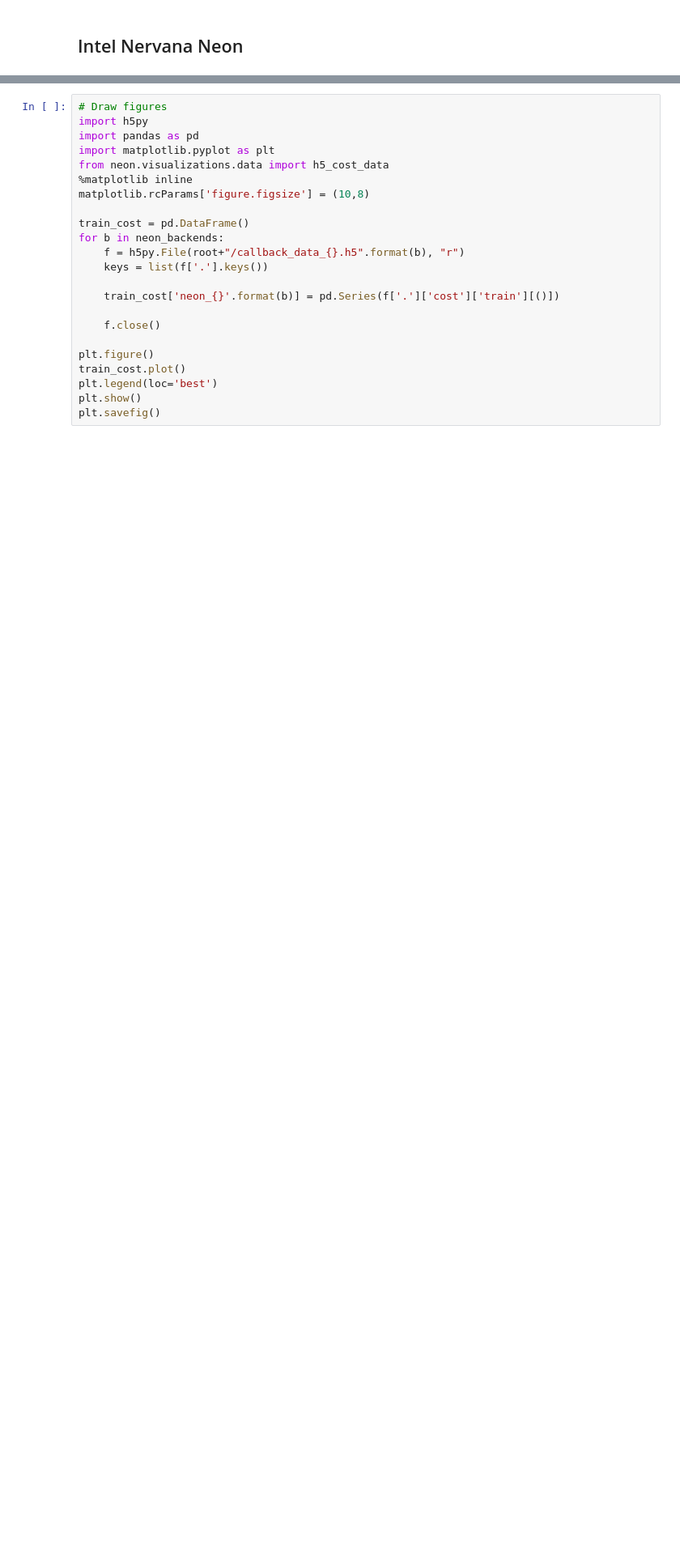
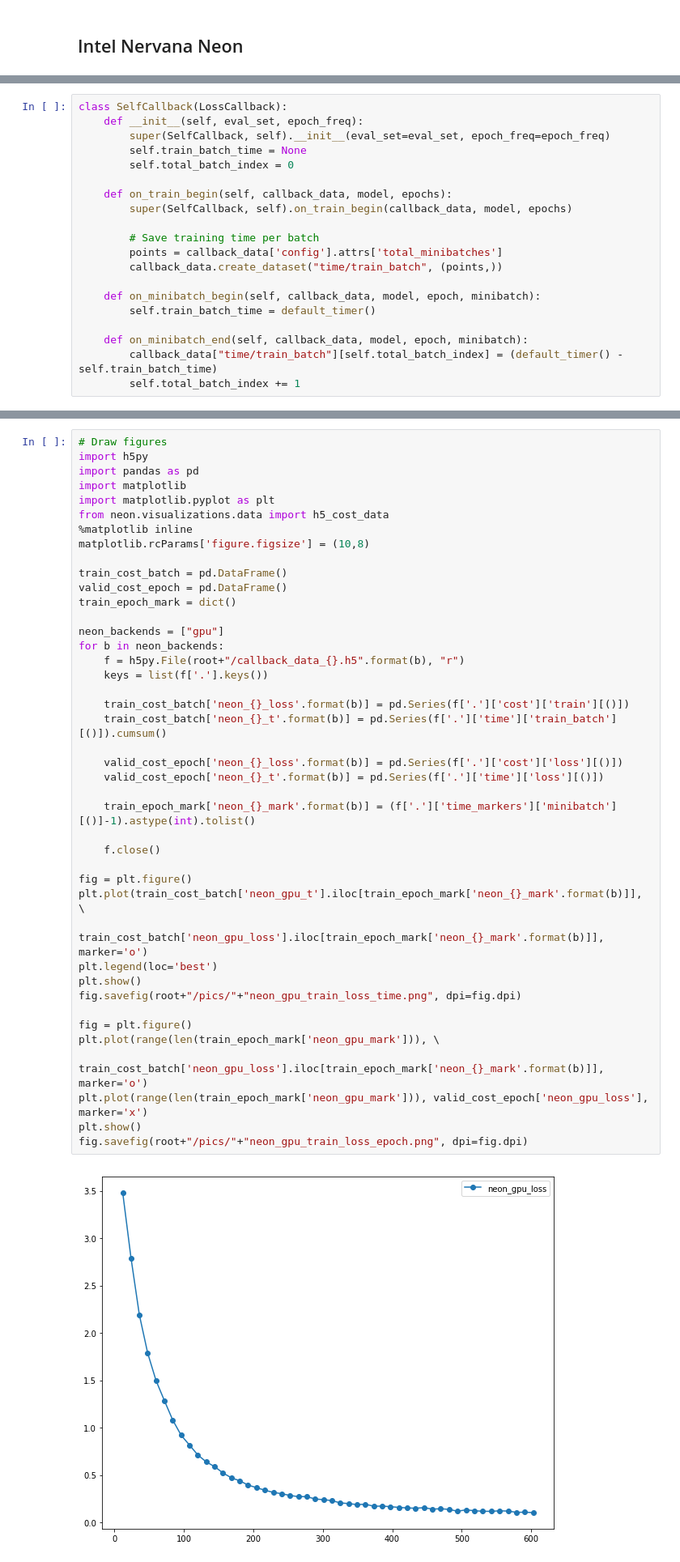
Before and after one commit to moderato/DLFrmwkCmp, a Jupyter notebook: framework_comparison.ipynb, the cells around one changed output, grey strips where cells are left out. Shown: that part at 81% size. Saved outputs shown, nothing was run; the diff lists cells and outputs as text; blank space fills up the shorter version.

Commit message:
Finish callback and drawing function

```diff
--- a/framework_comparison.ipynb
+++ b/framework_comparison.ipynb
@@ -180,2 +126,22 @@ class SelfCallback(Callback):
+# %%
+class SelfCallback(LossCallback):
+    def __init__(self, eval_set, epoch_freq):
+        super(SelfCallback, self).__init__(eval_set=eval_set, epoch_freq=epoch_freq)
+        self.train_batch_time = None
+        self.total_batch_index = 0
+
+    def on_train_begin(self, callback_data, model, epochs):
+        super(SelfCallback, self).on_train_begin(callback_data, model, epochs)
+
+        # Save training time per batch
+        points = callback_data['config'].attrs['total_minibatches']
+        callback_data.create_dataset("time/train_batch", (points,))
+
+    def on_minibatch_begin(self, callback_data, model, epoch, minibatch):
+        self.train_batch_time = default_timer()
+
+    def on_minibatch_end(self, callback_data, model, epoch, minibatch):
+        callback_data["time/train_batch"][self.total_batch_index] = (default_timer() - self.train_batch_time)
+        self.total_batch_index += 1
 # %%
 mlp = None
@@ -366,23 +364,44 @@ for b in neon_backends:
 # %%
 # Draw figures
 import h5py
 import pandas as pd
+import matplotlib
 import matplotlib.pyplot as plt
 from neon.visualizations.data import h5_cost_data
 %matplotlib inline
 matplotlib.rcParams['figure.figsize'] = (10,8)
 
-train_cost = pd.DataFrame()
+train_cost_batch = pd.DataFrame()
+valid_cost_epoch = pd.DataFrame()
+train_epoch_mark = dict()
+
+neon_backends = ["gpu"]
 for b in neon_backends:
     f = h5py.File(root+"/callback_data_{}.h5".format(b), "r")
     keys = list(f['.'].keys())
 
-    train_cost['neon_{}'.format(b)] = pd.Series(f['.']['cost']['train'][()])
+    train_cost_batch['neon_{}_loss'.format(b)] = pd.Series(f['.']['cost']['train'][()])
+    train_cost_batch['neon_{}_t'.format(b)] = pd.Series(f['.']['time']['train_batch'][()]).cumsum()
+
+    valid_cost_epoch['neon_{}_loss'.format(b)] = pd.Series(f['.']['cost']['loss'][()])
+    valid_cost_epoch['neon_{}_t'.format(b)] = pd.Series(f['.']['time']['loss'][()])
+
+    train_epoch_mark['neon_{}_mark'.format(b)] = (f['.']['time_markers']['minibatch'][()]-1).astype(int).tolist()
 
     f.close()
 
-plt.figure()
-train_cost.plot()
+fig = plt.figure()
+plt.plot(train_cost_batch['neon_gpu_t'].iloc[train_epoch_mark['neon_{}_mark'.format(b)]], \
+         train_cost_batch['neon_gpu_loss'].iloc[train_epoch_mark['neon_{}_mark'.format(b)]], marker='o')
 plt.legend(loc='best')
 plt.show()
-plt.savefig()
+fig.savefig(root+"/pics/"+"neon_gpu_train_loss_time.png", dpi=fig.dpi)
+
+fig = plt.figure()
+plt.plot(range(len(train_epoch_mark['neon_gpu_mark'])), \
+         train_cost_batch['neon_gpu_loss'].iloc[train_epoch_mark['neon_{}_mark'.format(b)]], marker='o')
+plt.plot(range(len(train_epoch_mark['neon_gpu_mark'])), valid_cost_epoch['neon_gpu_loss'], marker='x')
+plt.show()
+fig.savefig(root+"/pics/"+"neon_gpu_train_loss_epoch.png", dpi=fig.dpi)
+# %% [output]
+[figure, added]
```
Also changed, not shown: parts of 5 cells of this notebook.
